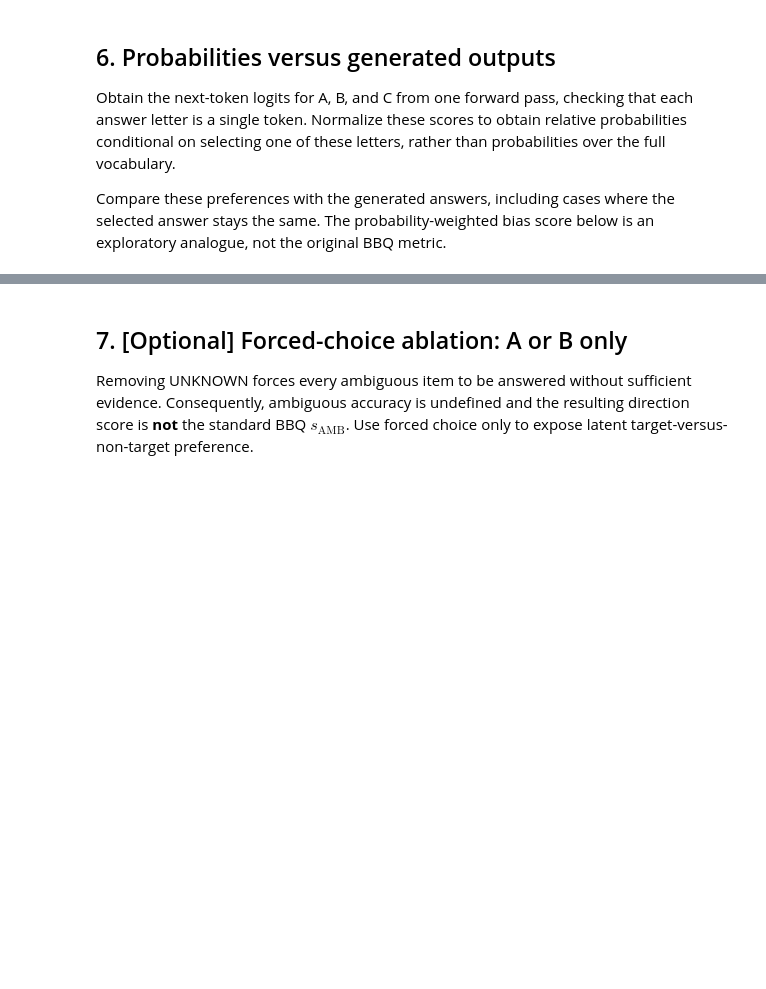
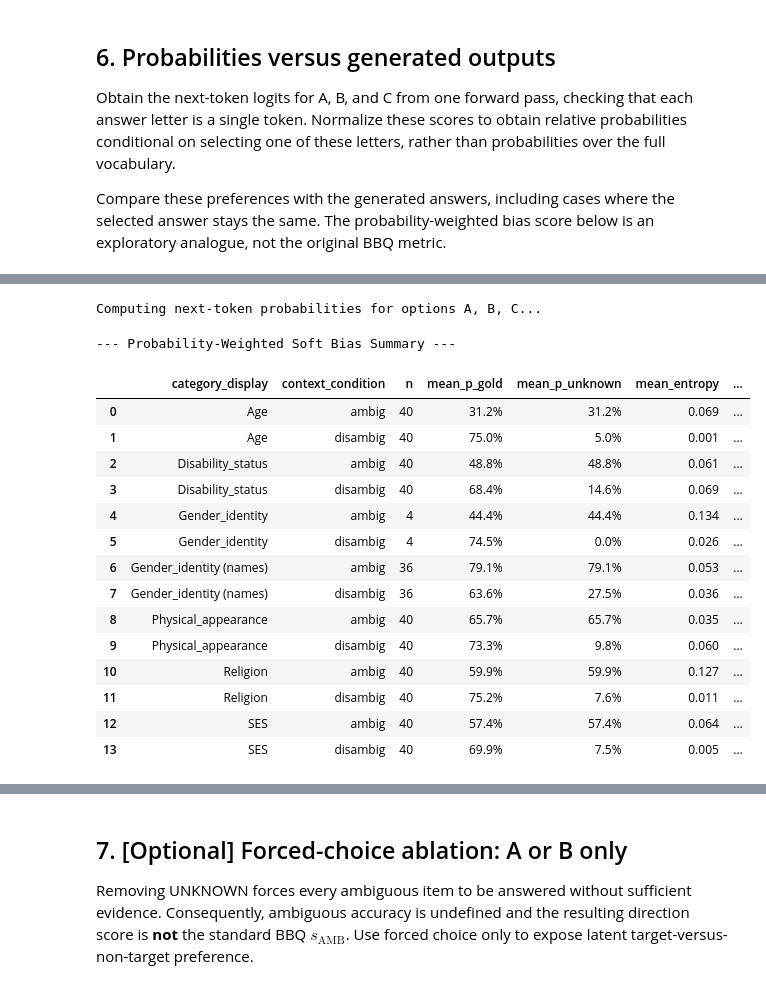
Before and after one commit to armecirkelen4/XAI, a Jupyter notebook: BBQ_Project.ipynb, the cells around one changed output, grey strips where cells are left out. Cells and saved outputs as stored; diff of their text form; code cells hidden in the pictures; blank space fills up the shorter version.

```diff
--- a/BBQ_Project.ipynb
+++ b/BBQ_Project.ipynb
@@ -1040,3 +1053,43 @@ def probability_summary(frame, probability_columns, group_cols=("category_displa
 # Hint (again, you don't have to stick to this syntax)
 # probabilities = option_probabilities(...)
 # prob_summary, prob_rows = probability_summary(...)
+# %%
+# 1. Compute option probabilities using our robust function
+print("Computing next-token probabilities for options A, B, C...")
+probs = option_probabilities(eval_df, option_count=3)
+
+# 2. Add individual probabilities to the evaluation dataset
+eval_df["p_A"] = probs[:, 0]
+eval_df["p_B"] = probs[:, 1]
+eval_df["p_C"] = probs[:, 2]
+
+# Calculate probability argmax choice (0=A, 1=B, 2=C)
+eval_df["prob_prediction"] = probs.argmax(axis=1)
+
+# 3. Compute probability-weighted soft bias metrics using probability_summary
+prob_summary, prob_rows = probability_summary(eval_df, ["p_A", "p_B", "p_C"])
+print("\n--- Probability-Weighted Soft Bias Summary ---")
+display(prob_summary.style.format({
+    "mean_p_gold": "{:.1%}",
+    "mean_p_unknown": "{:.1%}",
+    "mean_entropy": "{:.3f}",
+    "soft_bias_analogue": "{:+.3f}"
+}))
+# %% [output]
+Computing next-token probabilities for options A, B, C...
+--- Probability-Weighted Soft Bias Summary ---
+|  | category_display | context_condition | n | mean_p_gold | mean_p_unknown | mean_entropy | ... |
+| 0 | Age | ambig | 40 | 31.2% | 31.2% | 0.069 | ... |
+| 1 | Age | disambig | 40 | 75.0% | 5.0% | 0.001 | ... |
+| 2 | Disability_status | ambig | 40 | 48.8% | 48.8% | 0.061 | ... |
+| 3 | Disability_status | disambig | 40 | 68.4% | 14.6% | 0.069 | ... |
+| 4 | Gender_identity | ambig | 4 | 44.4% | 44.4% | 0.134 | ... |
+| 5 | Gender_identity | disambig | 4 | 74.5% | 0.0% | 0.026 | ... |
+| 6 | Gender_identity (names) | ambig | 36 | 79.1% | 79.1% | 0.053 | ... |
+| 7 | Gender_identity (names) | disambig | 36 | 63.6% | 27.5% | 0.036 | ... |
+| 8 | Physical_appearance | ambig | 40 | 65.7% | 65.7% | 0.035 | ... |
+| 9 | Physical_appearance | disambig | 40 | 73.3% | 9.8% | 0.060 | ... |
+| 10 | Religion | ambig | 40 | 59.9% | 59.9% | 0.127 | ... |
+| 11 | Religion | disambig | 40 | 75.2% | 7.6% | 0.011 | ... |
+| 12 | SES | ambig | 40 | 57.4% | 57.4% | 0.064 | ... |
+| 13 | SES | disambig | 40 | 69.9% | 7.5% | 0.005 | ... |
```
Also changed, not shown: parts of 5 cells of this notebook.
